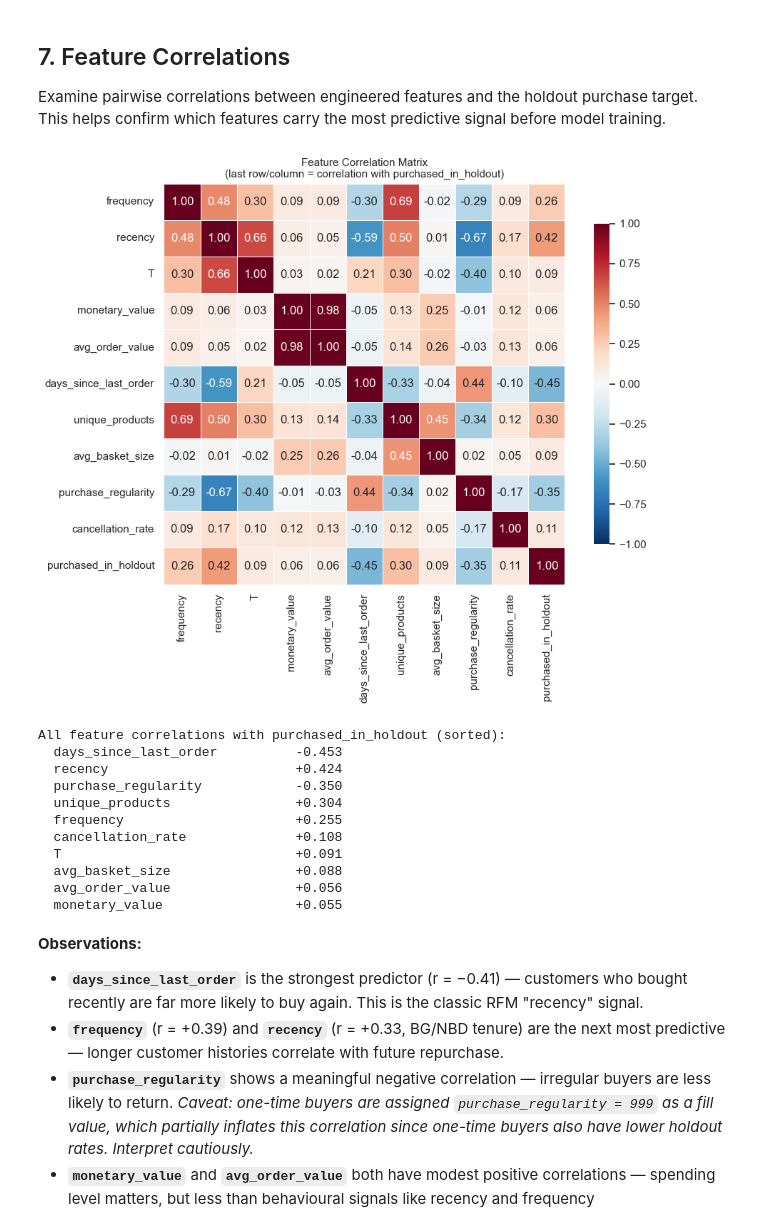
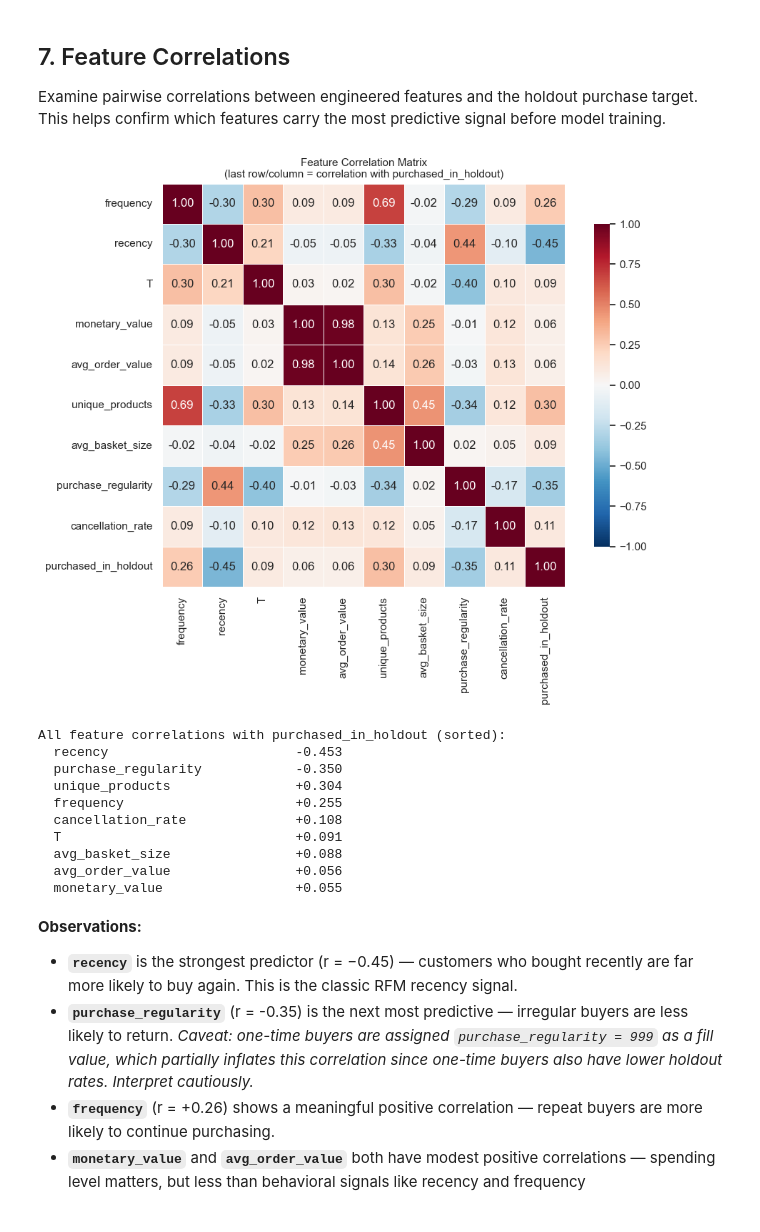
Before and after one commit to dsyhub/customer-lifetime-value-prediction, a Jupyter notebook: notebooks/01_exploratory_data_analysis.ipynb, the cells around one changed output. Cells and saved outputs as stored; diff of their text form; code cells hidden in the pictures.

```diff
--- a/notebooks/01_exploratory_data_analysis.ipynb
+++ b/notebooks/01_exploratory_data_analysis.ipynb
@@ -32,7 +34,7 @@ import warnings
 warnings.filterwarnings('ignore')
 
 sns.set_theme(style='whitegrid', palette='muted')
-plt.rcParams['figure.dpi'] = 100
+# plt.rcParams['figure.dpi'] = 100
 # %% [markdown]
 ## 1. Data Preparation
 
@@ -107,11 +117,9 @@ customer_agg = cal_orders.groupby('Customer ID').agg(
     avg_basket_size=('n_items', 'mean'),
 ).reset_index()
 
-customer_agg['frequency']             = customer_agg['total_orders'] - 1
-customer_agg['recency']               = (customer_agg['last_order_date'] - customer_agg['first_order_date']).dt.days
-customer_agg['T']                     = (calibration_end - customer_agg['first_order_date']).dt.days
-customer_agg['days_since_last_order'] = (calibration_end - customer_agg['last_order_date']).dt.days
-customer_agg['days_active']           = (customer_agg['last_order_date'] - customer_agg['first_order_date']).dt.days
+customer_agg['frequency'] = customer_agg['total_orders'] - 1
+customer_agg['recency']   = (calibration_end - customer_agg['last_order_date']).dt.days
+customer_agg['T']         = (calibration_end - customer_agg['first_order_date']).dt.days
 
 def compute_monetary_value(group):
     s = group.sort_values('order_date')
@@ -166,9 +174,9 @@ customers = customers.rename(columns={'Customer ID': 'user_id'})
 
 column_order = [
     'user_id', 'frequency', 'recency', 'T', 'monetary_value',
-    'total_orders', 'total_spend', 'avg_order_value', 'days_since_last_order',
+    'total_orders', 'total_spend', 'avg_order_value',
     'unique_products', 'avg_basket_size', 'purchase_regularity',
-    'days_active', 'cancellation_rate', 'country',
+    'cancellation_rate', 'country',
     'actual_holdout_transactions', 'actual_holdout_revenue', 'purchased_in_holdout',
 ]
 customers = customers[column_order].reset_index(drop=True)
@@ -180,5 +188,6 @@ print(f"Saved: data/raw/clv_data.csv")
 print(f"  {customers.shape[0]:,} customers × {customers.shape[1]} features")
 print(f"  Holdout positive rate: {customers['purchased_in_holdout'].mean():.1%}")
 print(f"  One-time buyer rate:   {(customers['frequency'] == 0).mean():.1%}")
+customers.head()
 # %% [output]
 Saved: data/raw/clv_data.csv
@@ -461,31 +476,30 @@ Examine pairwise correlations between engineered features and the holdout purcha
 # %%
 numeric_features = [
     'frequency', 'recency', 'T', 'monetary_value', 'avg_order_value',
-    'days_since_last_order', 'unique_products', 'avg_basket_size',
+    'unique_products', 'avg_basket_size',
     'purchase_regularity', 'cancellation_rate', 'purchased_in_holdout',
 ]
 corr = customers[numeric_features].corr()
 
 fig, ax = plt.subplots(figsize=(10, 8))
 sns.heatmap(
     corr, annot=True, fmt='.2f', cmap='RdBu_r', center=0,
     square=True, linewidths=0.5, cbar_kws={'shrink': 0.8},
     ax=ax, vmin=-1, vmax=1,
 )
 ax.set_title('Feature Correlation Matrix\n(last row/column = correlation with purchased_in_holdout)',
              fontsize=11)
 plt.tight_layout()
 plt.show()
 
 print("All feature correlations with purchased_in_holdout (sorted):")
 target_corr = corr['purchased_in_holdout'].drop('purchased_in_holdout').sort_values(key=abs, ascending=False)
 for feat, val in target_corr.items():
     print(f"  {feat:<30} {val:+.3f}")
 # %% [output]
-[figure, old version]
+[figure, new version]
 All feature correlations with purchased_in_holdout (sorted):
-  days_since_last_order          -0.453
-  recency                        +0.424
+  recency                        -0.453
   purchase_regularity            -0.350
   unique_products                +0.304
   frequency                      +0.255
@@ -496,10 +510,10 @@ All feature correlations with purchased_in_holdout (sorted):
   monetary_value                 +0.055
 # %% [markdown]
 **Observations:**
-- **`days_since_last_order`** is the strongest predictor (r = −0.41) — customers who bought recently are far more likely to buy again. This is the classic RFM "recency" signal.
-- **`frequency`** (r = +0.39) and **`recency`** (r = +0.33, BG/NBD tenure) are the next most predictive — longer customer histories correlate with future repurchase.
-- **`purchase_regularity`** shows a meaningful negative correlation — irregular buyers are less likely to return. *Caveat: one-time buyers are assigned `purchase_regularity = 999` as a fill value, which partially inflates this correlation since one-time buyers also have lower holdout rates. Interpret cautiously.*
-- **`monetary_value`** and **`avg_order_value`** both have modest positive correlations — spending level matters, but less than behavioural signals like recency and frequency
+- **`recency`** is the strongest predictor (r = −0.45) — customers who bought recently are far more likely to buy again. This is the classic RFM recency signal.
+- **`purchase_regularity`** (r = -0.35) is the next most predictive — irregular buyers are less likely to return. *Caveat: one-time buyers are assigned `purchase_regularity = 999` as a fill value, which partially inflates this correlation since one-time buyers also have lower holdout rates. Interpret cautiously.*
+- **`frequency`** (r = +0.26) shows a meaningful positive correlation — repeat buyers are more likely to continue purchasing.
+- **`monetary_value`** and **`avg_order_value`** both have modest positive correlations — spending level matters, but less than behavioral signals like recency and frequency
 # %% [markdown]
 ## 8. Key Takeaways & Modeling Rationale
 
```
Also changed, not shown: parts of 10 cells of this notebook, 13 other files.
